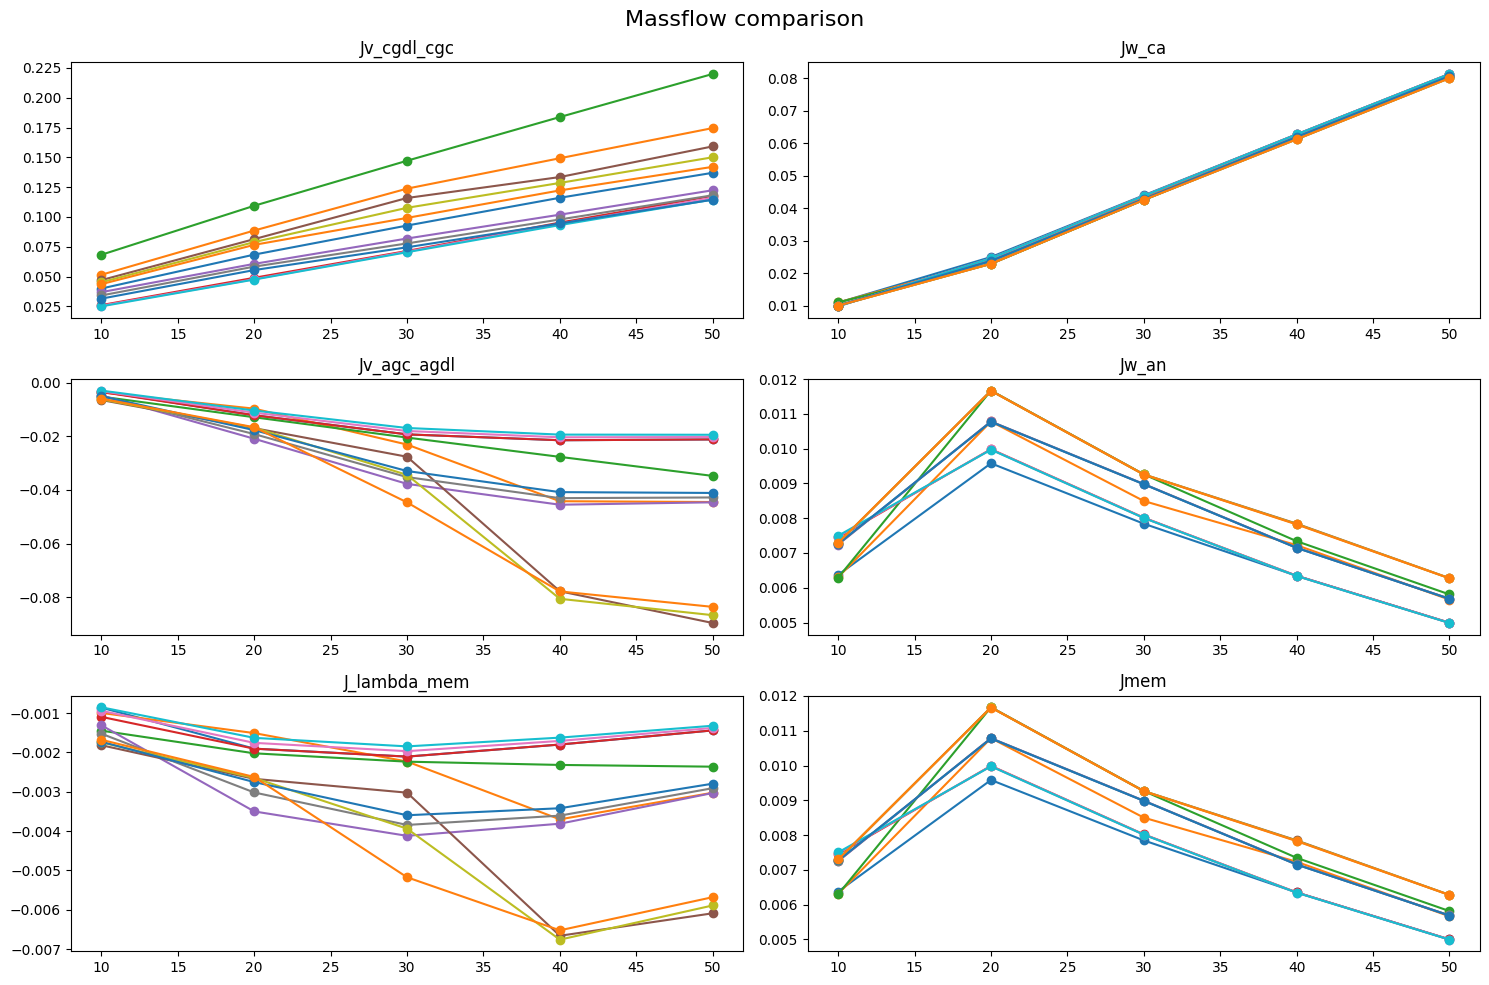
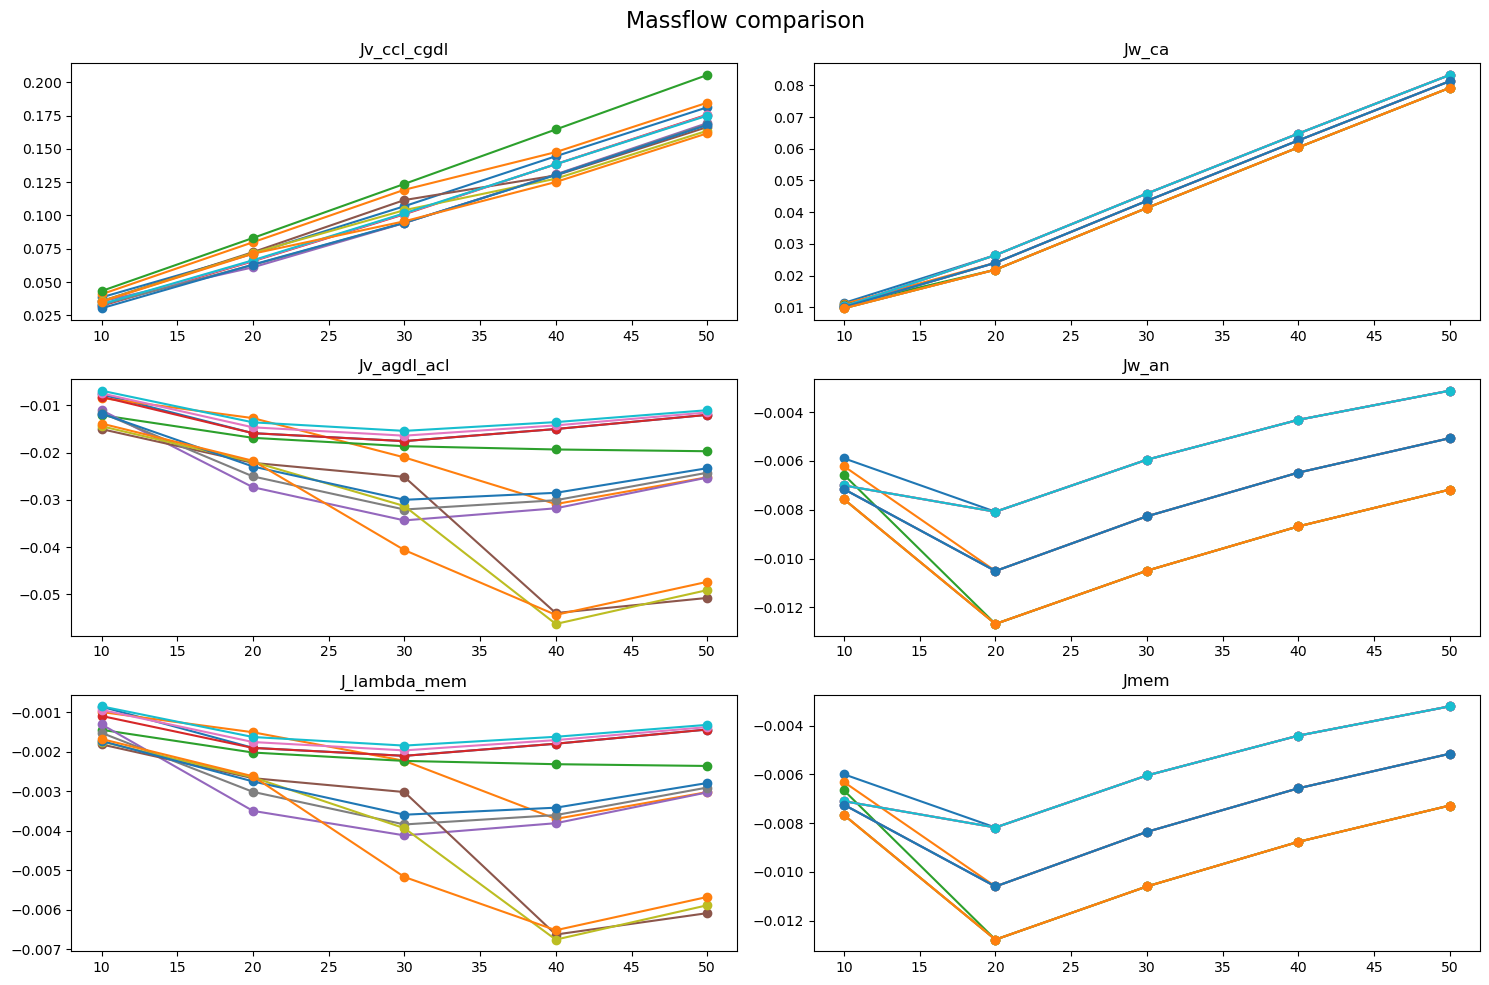
Unified diff of the notebook cell whose output changed from the first chart to the second:
--- before
+++ after
@@ -7,14 +7,14 @@
     massflow_dyn = dyn_log_all[key]["massflow"]
     states_stat = stat_log_all[key]["states"]
-    axes[0,0].plot(I_points, [massflow["Jv_cgdl_cgdl"][4] for massflow in massflow_dyn], label=key, marker='o')
+    axes[0,0].plot(I_points, [massflow["Jv_ccl_cgdl"] for massflow in massflow_dyn], label=key, marker='o')
     axes[0,1].plot(I_points, [states["Jw_ca"] for states in states_stat], label=key, marker='o')
-    axes[1,0].plot(I_points, [massflow["Jv_agc_agdl"] for massflow in massflow_dyn], label=key, marker='o')
-    axes[1,1].plot(I_points, [states["Jw_an"] for states in states_stat], label=key, marker='o')
+    axes[1,0].plot(I_points, [massflow["Jv_agdl_acl"] for massflow in massflow_dyn], label=key, marker='o')
+    axes[1,1].plot(I_points, [-states["Jw_an"] for states in states_stat], label=key, marker='o')
     axes[2,0].plot(I_points, [massflow["J_lambda_mem"][4] for massflow in massflow_dyn], label=key, marker='o')
-    axes[2,1].plot(I_points, [states["Jmem"] for states in states_stat], label=key, marker='o')
+    axes[2,1].plot(I_points, [-states["Jmem"] for states in states_stat], label=key, marker='o')
 
-axes[0,0].set_title("Jv_cgdl_cgc")
+axes[0,0].set_title("Jv_ccl_cgdl")
 axes[0,1].set_title("Jw_ca")
-axes[1,0].set_title("Jv_agc_agdl")
+axes[1,0].set_title("Jv_agdl_acl")
 axes[1,1].set_title("Jw_an")
 axes[2,0].set_title("J_lambda_mem")

Commit: Edited readme file content